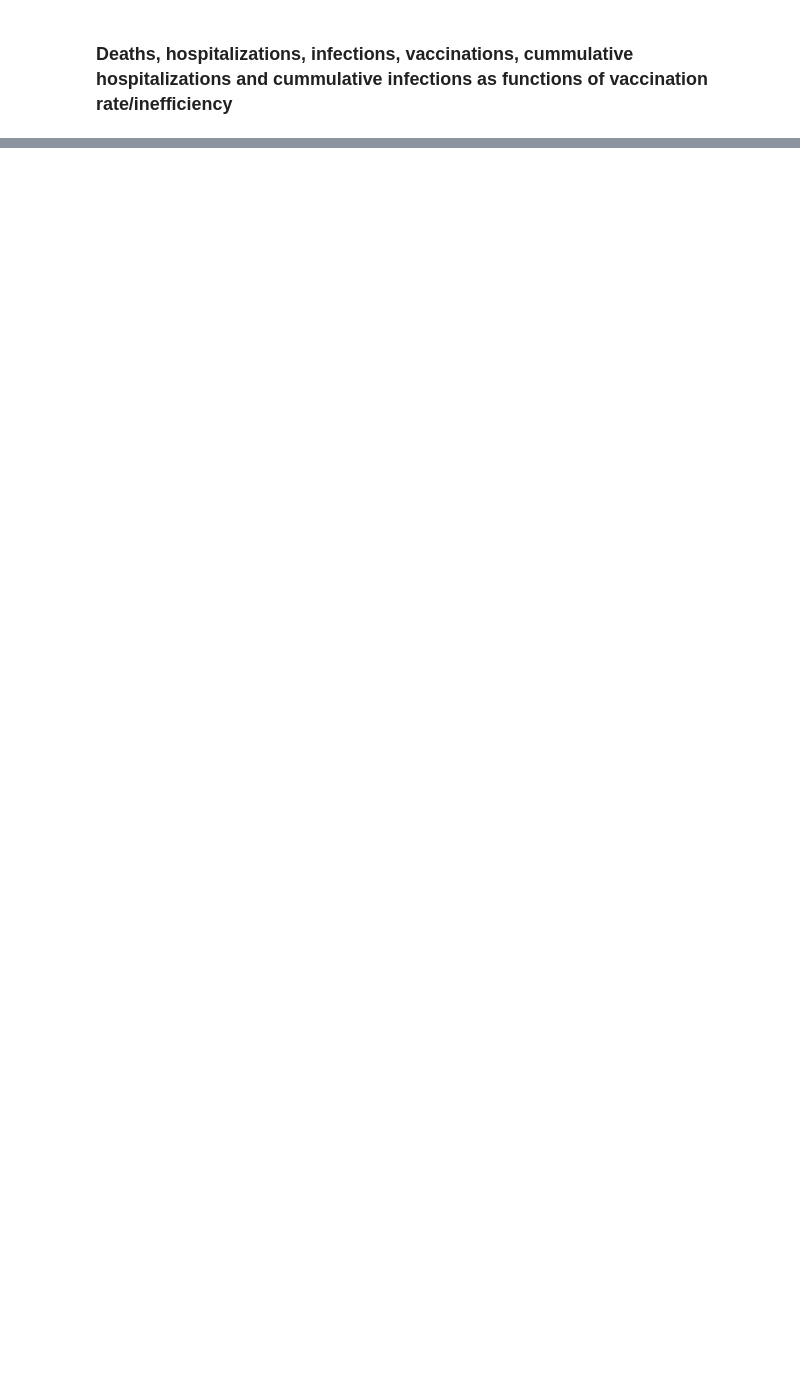
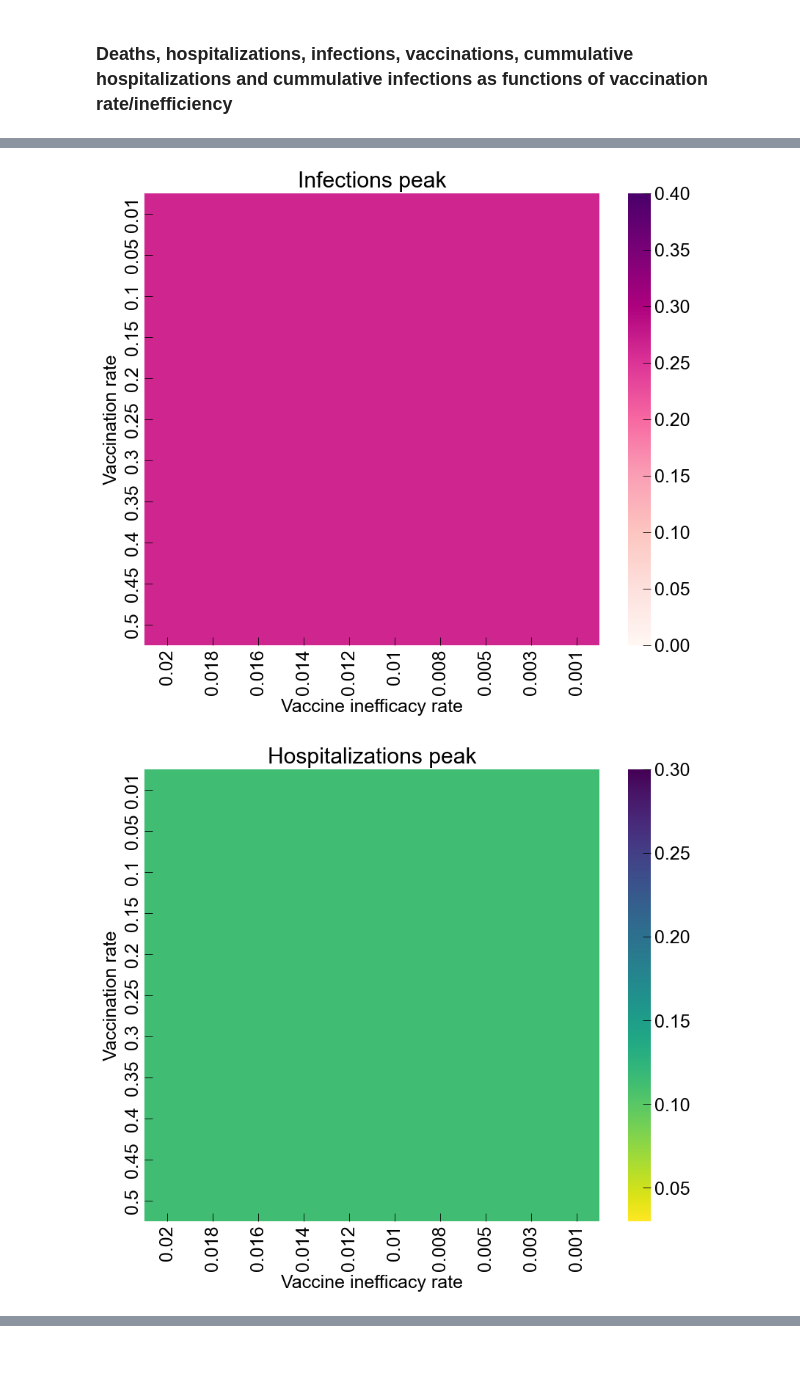
Before and after one commit to yaemsi/pandemic_control, a Jupyter notebook: notebooks/envs_tests.ipynb, the cells around one changed output, grey strips where cells are left out. Cells and saved outputs as stored; diff of their text form; code cells hidden in the pictures; blank space fills up the shorter version.

```diff
--- a/notebooks/envs_tests.ipynb
+++ b/notebooks/envs_tests.ipynb
@@ -241,4 +208,5 @@ plot_heatmaps_ph_pd(argparse.Namespace(**args_dict))
 # %% [markdown]
 ### Deaths, hospitalizations, infections, vaccinations, cummulative hospitalizations and cummulative infections as functions of vaccination rate/inefficiency
 # %%
-plot_heatmaps_omega_rho(argparse.Namespace(**args_dict))
+plot_heatmaps_omega_rho(args)
+# %% [output]
@@ -244,0 +214,2 @@ plot_heatmaps_omega_rho(argparse.Namespace(**args_dict))
+[figure, added]
+[figure, added]
```
Also changed, not shown: parts of 7 cells of this notebook, 7 other files.
